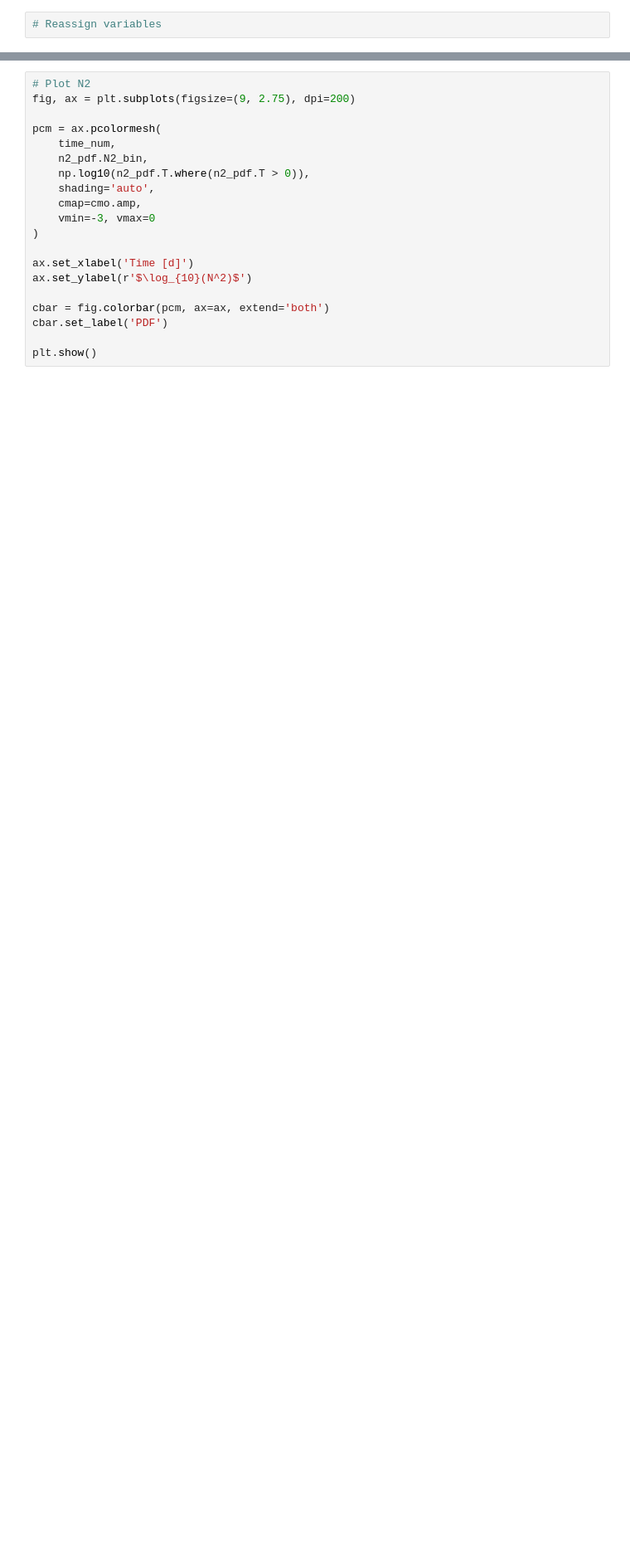
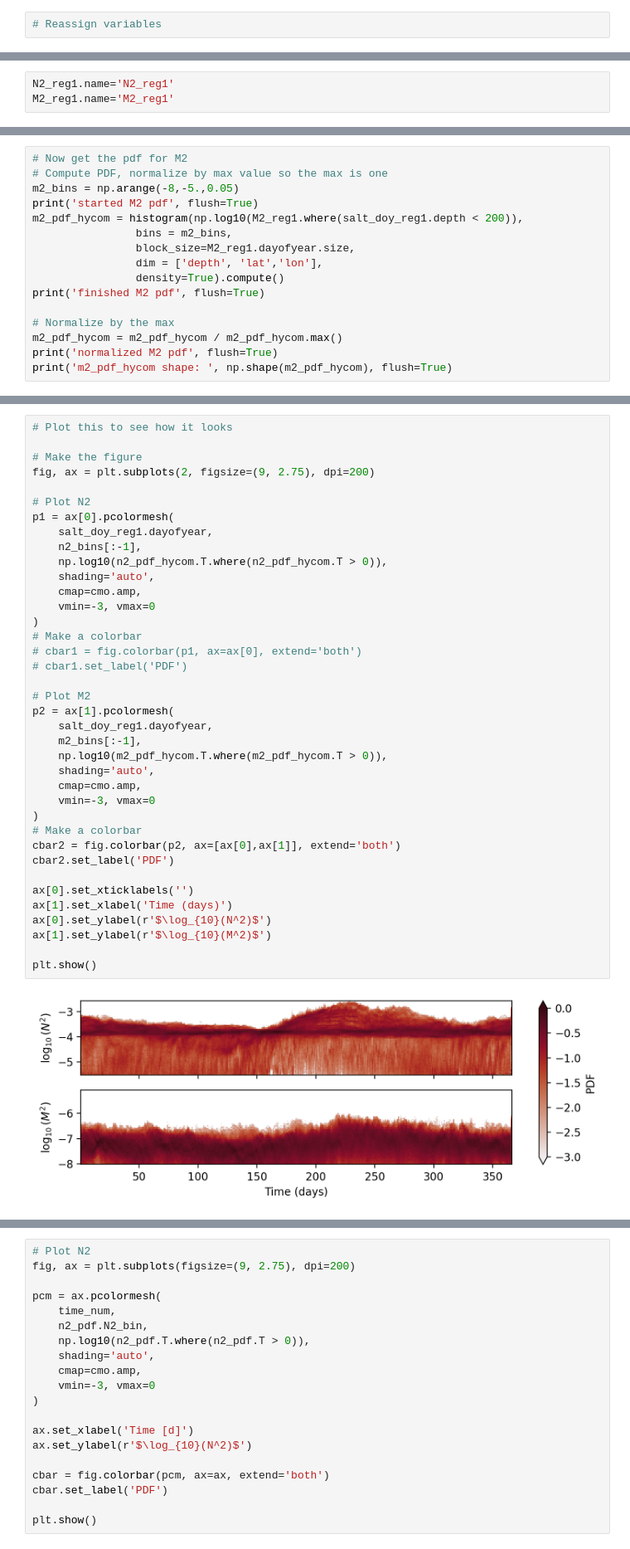
Before and after one commit to bundzis/beaufort_jet, a Jupyter notebook: Scripts/Analysis/plot_timeseries_M2_N2.ipynb, the cells around one changed output, grey strips where cells are left out. Shown at 83% size. Saved outputs shown, nothing was run; the diff lists cells and outputs as text; blank space fills up the shorter version.

```diff
--- a/Scripts/Analysis/plot_timeseries_M2_N2.ipynb
+++ b/Scripts/Analysis/plot_timeseries_M2_N2.ipynb
@@ -1296,0 +1461,3 @@ plt.show()
+# %%
+N2_reg1.name='N2_reg1'
+M2_reg1.name='M2_reg1'
@@ -1296,0 +1488,16 @@ plt.show()
+# %%
+# Now get the pdf for M2
+# Compute PDF, normalize by max value so the max is one
+m2_bins = np.arange(-8,-5.,0.05)
+print('started M2 pdf', flush=True)
+m2_pdf_hycom = histogram(np.log10(M2_reg1.where(salt_doy_reg1.depth < 200)),
+                bins = m2_bins,
+                block_size=M2_reg1.dayofyear.size,
+                dim = ['depth', 'lat','lon'],
+                density=True).compute()
+print('finished M2 pdf', flush=True)
+
+# Normalize by the max
+m2_pdf_hycom = m2_pdf_hycom / m2_pdf_hycom.max()
+print('normalized M2 pdf', flush=True)
+print('m2_pdf_hycom shape: ', np.shape(m2_pdf_hycom), flush=True)
@@ -1296,0 +1509,40 @@ plt.show()
+# %%
+# Plot this to see how it looks
+
+# Make the figure
+fig, ax = plt.subplots(2, figsize=(9, 2.75), dpi=200)
+
+# Plot N2
+p1 = ax[0].pcolormesh(
+    salt_doy_reg1.dayofyear,
+    n2_bins[:-1],
+    np.log10(n2_pdf_hycom.T.where(n2_pdf_hycom.T > 0)),
+    shading='auto',
+    cmap=cmo.amp,
+    vmin=-3, vmax=0
+)
+# Make a colorbar
+# cbar1 = fig.colorbar(p1, ax=ax[0], extend='both')
+# cbar1.set_label('PDF')
+
+# Plot M2
+p2 = ax[1].pcolormesh(
+    salt_doy_reg1.dayofyear,
+    m2_bins[:-1],
+    np.log10(m2_pdf_hycom.T.where(m2_pdf_hycom.T > 0)),
+    shading='auto',
+    cmap=cmo.amp,
+    vmin=-3, vmax=0
+)
+# Make a colorbar
+cbar2 = fig.colorbar(p2, ax=[ax[0],ax[1]], extend='both')
+cbar2.set_label('PDF')
+
+ax[0].set_xticklabels('')
+ax[1].set_xlabel('Time (days)')
+ax[0].set_ylabel(r'$\log_{10}(N^2)$')
+ax[1].set_ylabel(r'$\log_{10}(M^2)$')
+
+plt.show()
+# %% [output]
+[figure, added]
```
Also changed, not shown: parts of 33 cells of this notebook.
